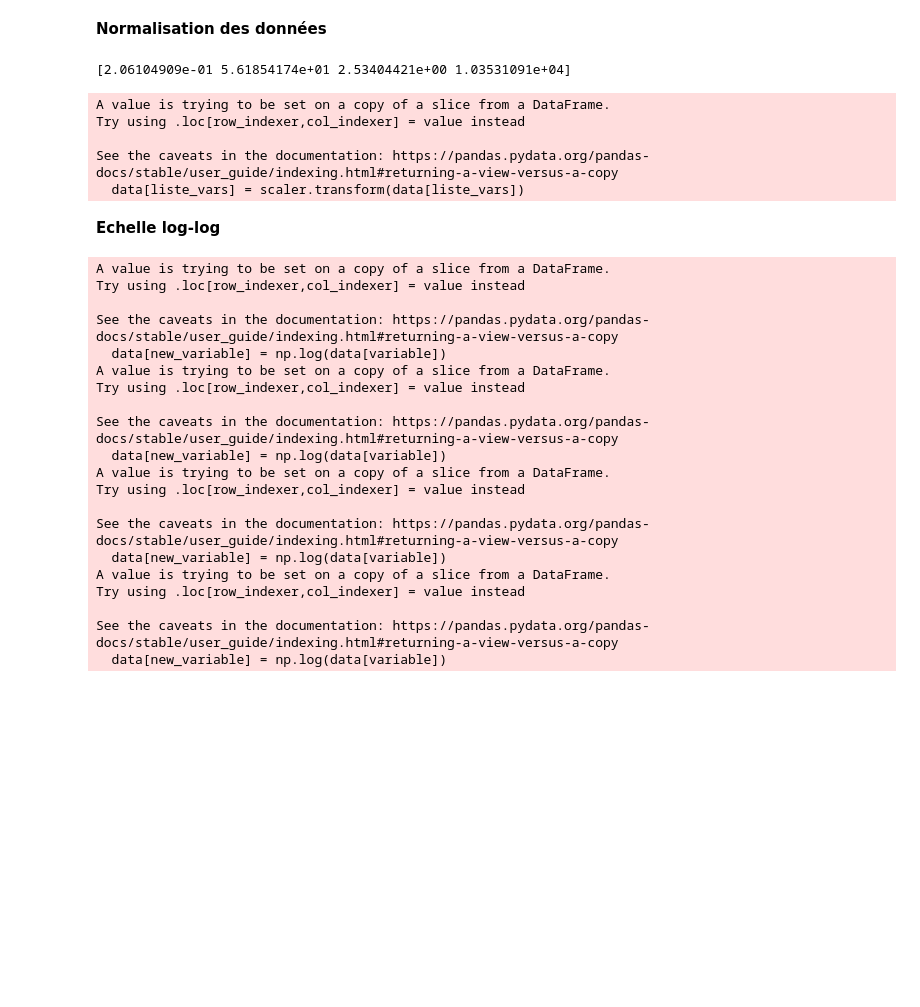
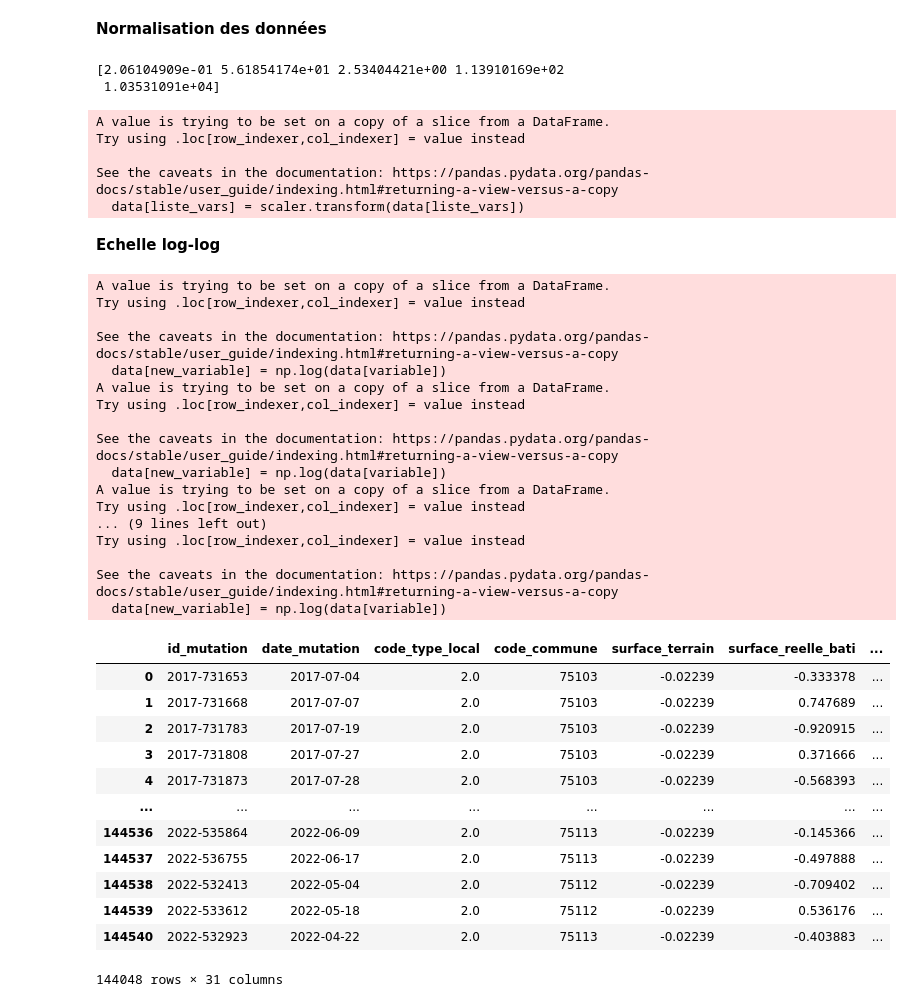
Before and after one commit to Clotilde-23/BDC, a Jupyter notebook: Notebooks/modelPreprocessing.ipynb, the cells around one changed output. Cells and saved outputs as stored; diff of their text form; code cells hidden in the pictures; blank space fills up the shorter version.

Commit message:
Ajout quarter, IPL et split

```diff
--- a/Notebooks/modelPreprocessing.ipynb
+++ b/Notebooks/modelPreprocessing.ipynb
@@ -49,0 +75,7 @@ Number of IRIS not in DF : 102
+# %%
+ipl = pd.read_csv('/Users/louisebonhomme/Documents/GitHub/BDC/Data/IPL.csv', sep = ';').iloc[3:,:2]
+ipl.columns = ['date','IPL']
+ipl["IPL"].astype('float64')
+ipl['quarter'] = ipl['date'].apply(lambda x : x[:4]+'_Q'+x[-1])
+ipl['IPL_{Q-1}'] = ipl['IPL'].shift(-1)
+ipl.drop(['date'], axis = 1, inplace = True)
@@ -49,0 +102,2 @@ Number of IRIS not in DF : 102
+# %%
+df = df.merge(ipl, on = 'quarter')
@@ -57,9 +116,10 @@ Nombre d'apparts : 144048
 # %% [markdown]
 **Normalisation des données**
 # %%
-zTransform(df_appart, liste_vars = ['surface_terrain', 'surface_reelle_bati', 'nombre_pieces_principales'], prix = 'Prix_m2')
+zTransform(df_appart, liste_vars = ['surface_terrain', 'surface_reelle_bati', 'nombre_pieces_principales', 'IPL_{Q-1}'], prix = 'Prix_m2')
 # %% [output]
-[2.06104909e-01 5.61854174e+01 2.53404421e+00 1.03531091e+04]
+[2.06104909e-01 5.61854174e+01 2.53404421e+00 1.13910169e+02
+ 1.03531091e+04]
 A value is trying to be set on a copy of a slice from a DataFrame.
 Try using .loc[row_indexer,col_indexer] = value instead
 
@@ -68,7 +128,7 @@ See the caveats in the documentation: https://pandas.pydata.org/pandas-docs/stab
 # %% [markdown]
 **Echelle log-log**
 # %%
-log_var(df_appart, liste_vars = ['surface_terrain', 'surface_reelle_bati', 'nombre_pieces_principales', 'Prix_m2'])
+#log_var(df_appart, liste_vars = ['surface_terrain', 'surface_reelle_bati', 'nombre_pieces_principales', 'IPL_{Q-1}','Prix_m2'])
 # %% [output]
 A value is trying to be set on a copy of a slice from a DataFrame.
 Try using .loc[row_indexer,col_indexer] = value instead
@@ -82,11 +142,24 @@ See the caveats in the documentation: https://pandas.pydata.org/pandas-docs/stab
   data[new_variable] = np.log(data[variable])
 A value is trying to be set on a copy of a slice from a DataFrame.
 Try using .loc[row_indexer,col_indexer] = value instead
-
-See the caveats in the documentation: https://pandas.pydata.org/pandas-docs/stable/user_guide/indexing.html#returning-a-view-versus-a-copy
-  data[new_variable] = np.log(data[variable])
-A value is trying to be set on a copy of a slice from a DataFrame.
+... (9 lines left out)
 Try using .loc[row_indexer,col_indexer] = value instead
 
 See the caveats in the documentation: https://pandas.pydata.org/pandas-docs/stable/user_guide/indexing.html#returning-a-view-versus-a-copy
   data[new_variable] = np.log(data[variable])
+# %%
+df_appart
+# %% [output]
+|  | id_mutation | date_mutation | code_type_local | code_commune | surface_terrain | surface_reelle_bati | ... |
+| 0 | 2017-731653 | 2017-07-04 | 2.0 | 75103 | -0.02239 | -0.333378 | ... |
+| 1 | 2017-731668 | 2017-07-07 | 2.0 | 75103 | -0.02239 | 0.747689 | ... |
+| 2 | 2017-731783 | 2017-07-19 | 2.0 | 75103 | -0.02239 | -0.920915 | ... |
+| 3 | 2017-731808 | 2017-07-27 | 2.0 | 75103 | -0.02239 | 0.371666 | ... |
+| 4 | 2017-731873 | 2017-07-28 | 2.0 | 75103 | -0.02239 | -0.568393 | ... |
+| ... | ... | ... | ... | ... | ... | ... | ... |
+| 144536 | 2022-535864 | 2022-06-09 | 2.0 | 75113 | -0.02239 | -0.145366 | ... |
+| 144537 | 2022-536755 | 2022-06-17 | 2.0 | 75113 | -0.02239 | -0.497888 | ... |
+| 144538 | 2022-532413 | 2022-05-04 | 2.0 | 75112 | -0.02239 | -0.709402 | ... |
+| 144539 | 2022-533612 | 2022-05-18 | 2.0 | 75112 | -0.02239 | 0.536176 | ... |
+| 144540 | 2022-532923 | 2022-04-22 | 2.0 | 75113 | -0.02239 | -0.403883 | ... |
+144048 rows × 31 columns
```
Also changed, not shown: parts of 18 cells of this notebook.
